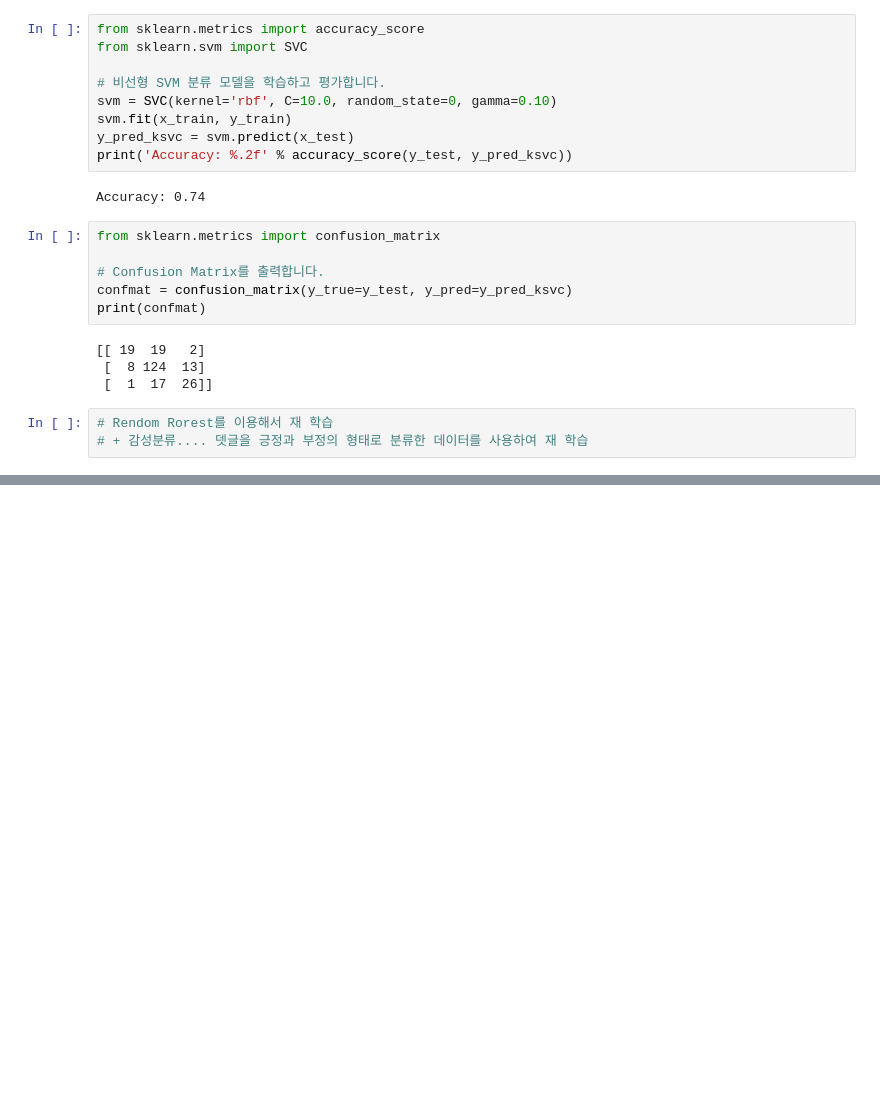
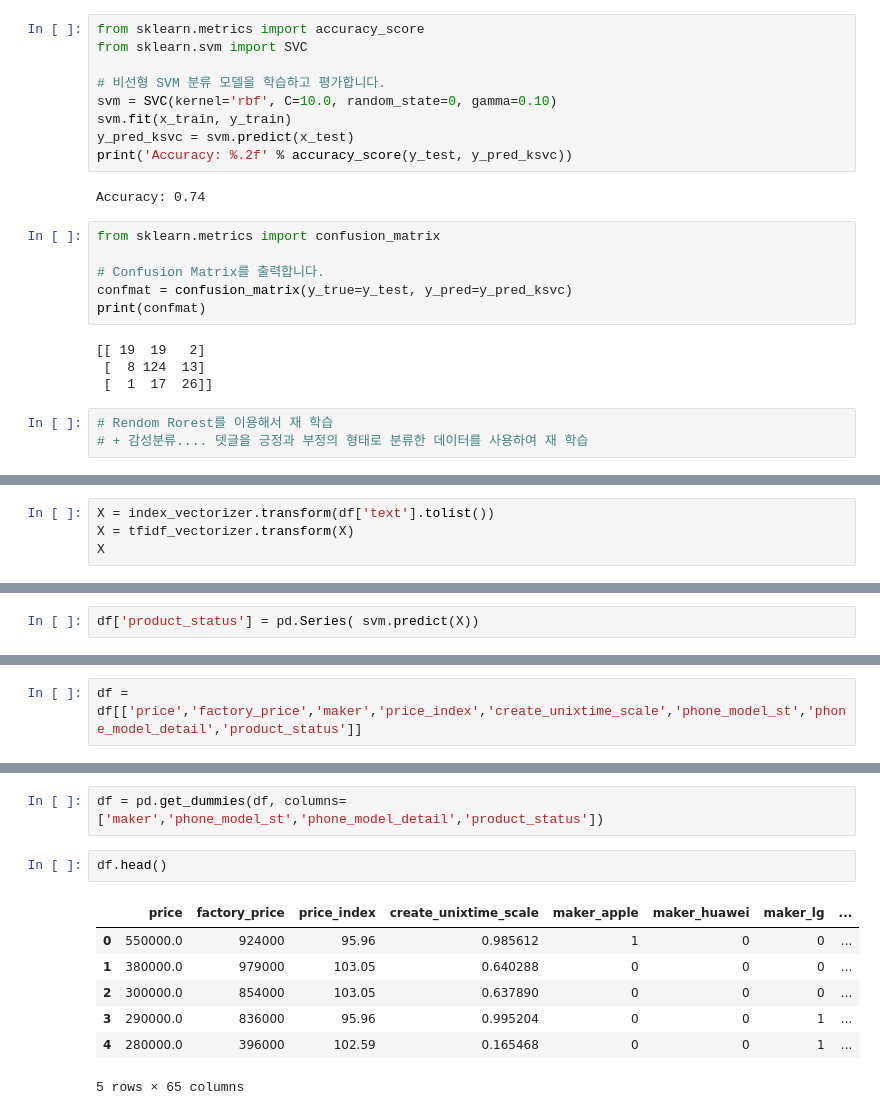
Before and after one commit to soxxun/python, a Jupyter notebook: 20220401/가격예측.ipynb, the cells around one changed output, grey strips where cells are left out. Drawn from its saved outputs; the diff is of its cells as text; blank space fills up the shorter version.

```diff
--- a/20220401/가격예측.ipynb
+++ b/20220401/가격예측.ipynb
@@ -285,0 +266,4 @@ Name: text, Length: 4951, dtype: object
+# %%
+X = index_vectorizer.transform(df['text'].tolist())
+X = tfidf_vectorizer.transform(X)
+X
@@ -285,0 +273,2 @@ Name: text, Length: 4951, dtype: object
+# %%
+df['product_status'] = pd.Series( svm.predict(X))
@@ -285,0 +300,2 @@ Name: text, Length: 4951, dtype: object
+# %%
+df = df[['price','factory_price','maker','price_index','create_unixtime_scale','phone_model_st','phone_model_detail','product_status']]
@@ -285,0 +318,12 @@ Name: text, Length: 4951, dtype: object
+# %%
+df = pd.get_dummies(df, columns=['maker','phone_model_st','phone_model_detail','product_status'])
+# %%
+df.head()
+# %% [output]
+|  | price | factory_price | price_index | create_unixtime_scale | maker_apple | maker_huawei | maker_lg | ... |
+| 0 | 550000.0 | 924000 | 95.96 | 0.985612 | 1 | 0 | 0 | ... |
+| 1 | 380000.0 | 979000 | 103.05 | 0.640288 | 0 | 0 | 0 | ... |
+| 2 | 300000.0 | 854000 | 103.05 | 0.637890 | 0 | 0 | 0 | ... |
+| 3 | 290000.0 | 836000 | 95.96 | 0.995204 | 0 | 0 | 1 | ... |
+| 4 | 280000.0 | 396000 | 102.59 | 0.165468 | 0 | 0 | 1 | ... |
+5 rows × 65 columns
```
Also changed, not shown: parts of 15 cells of this notebook.
